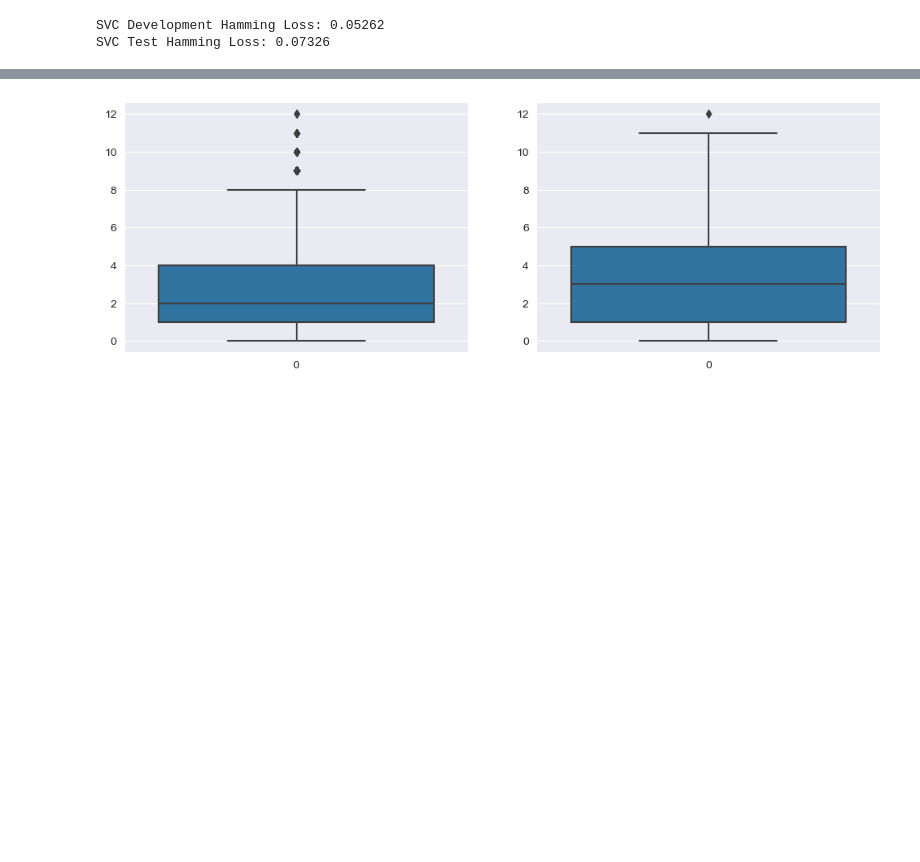
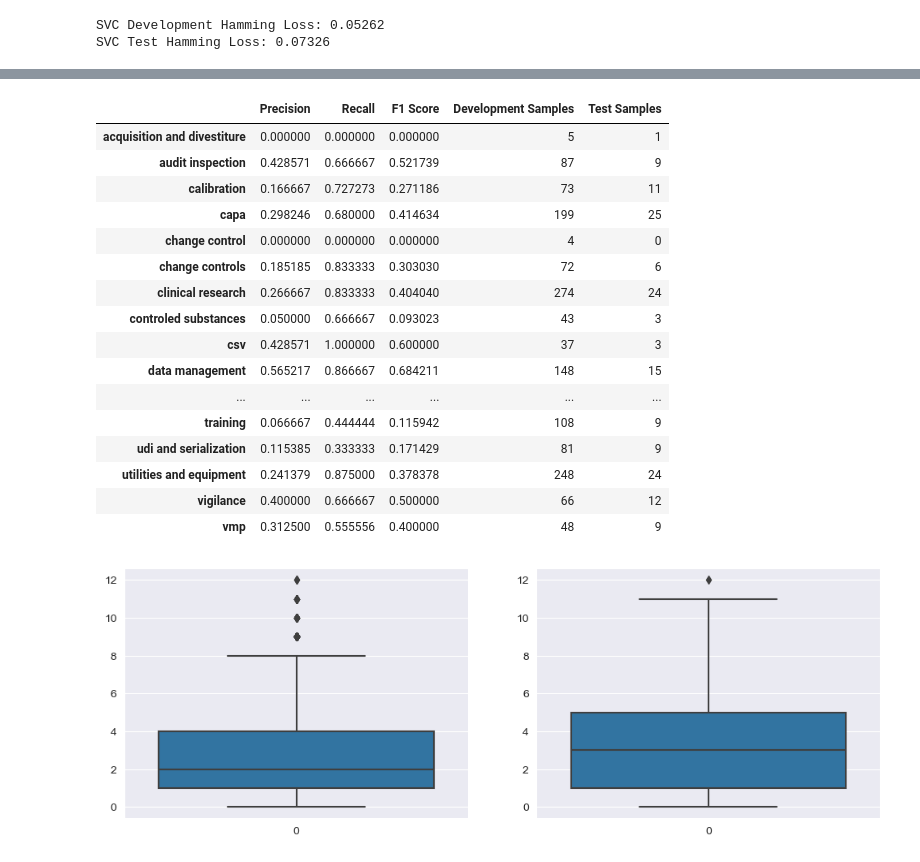
Before and after one commit to vishu-tyagi/JNJ-Capstone-Project, a Jupyter notebook: notebooks/baseline.ipynb, the cells around one changed output, grey strips where cells are left out. Cells and saved outputs as stored; diff of their text form; code cells hidden in the pictures; blank space fills up the shorter version.

```diff
--- a/notebooks/baseline.ipynb
+++ b/notebooks/baseline.ipynb
@@ -240,3 +358,28 @@ SVC Test Hamming Loss: 0.07326
+# %%
+eval.compute_label_wise_metrics(
+    y_true=Y_test.to_numpy(),
+    y_pred=svc_test_pred,
+    labels=features.mlb.classes_,
+    dev_samples=Y_dev.to_numpy().sum(axis=0).tolist()
+)
+# %% [output]
+|  | Precision | Recall | F1 Score | Development Samples | Test Samples |
+| acquisition and divestiture | 0.000000 | 0.000000 | 0.000000 | 5 | 1 |
+| audit inspection | 0.428571 | 0.666667 | 0.521739 | 87 | 9 |
+| calibration | 0.166667 | 0.727273 | 0.271186 | 73 | 11 |
+| capa | 0.298246 | 0.680000 | 0.414634 | 199 | 25 |
+| change control | 0.000000 | 0.000000 | 0.000000 | 4 | 0 |
+| change controls | 0.185185 | 0.833333 | 0.303030 | 72 | 6 |
+| clinical research | 0.266667 | 0.833333 | 0.404040 | 274 | 24 |
+| controled substances | 0.050000 | 0.666667 | 0.093023 | 43 | 3 |
+| csv | 0.428571 | 1.000000 | 0.600000 | 37 | 3 |
+| data management | 0.565217 | 0.866667 | 0.684211 | 148 | 15 |
+| ... | ... | ... | ... | ... | ... |
+| training | 0.066667 | 0.444444 | 0.115942 | 108 | 9 |
+| udi and serialization | 0.115385 | 0.333333 | 0.171429 | 81 | 9 |
+| utilities and equipment | 0.241379 | 0.875000 | 0.378378 | 248 | 24 |
+| vigilance | 0.400000 | 0.666667 | 0.500000 | 66 | 12 |
+| vmp | 0.312500 | 0.555556 | 0.400000 | 48 | 9 |
 # %%
 # plt.figure(figsize=(6, 3))
 fig, ax = plt.subplots(1, 2, figsize=(12, 4))
```
Also changed, not shown: parts of 20 cells of this notebook, 1 other file.
